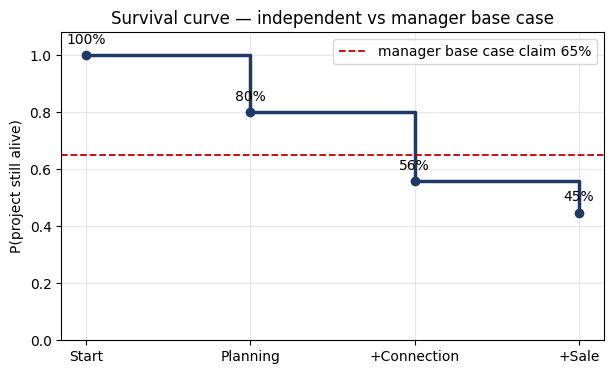
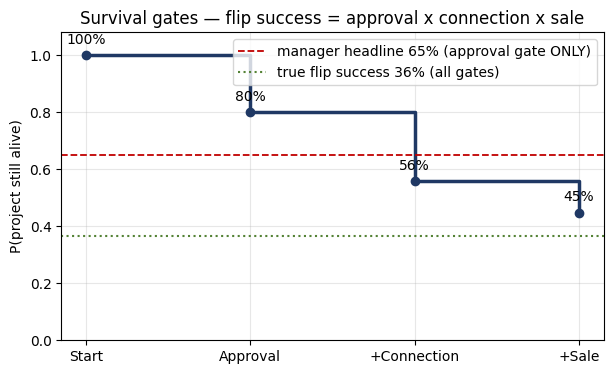
Code edit (unified diff) that turned the first committed figure into the second:
--- before
+++ after
@@ -1,13 +1,15 @@
 sc = ve.survival_curve(inp)
-stages = ['Start', 'Planning', '+Connection', '+Sale']
-surv = [1.0, sc['survival_after_planning'], sc['survival_after_connection'], sc['cumulative']]
+stages = ['Start', 'Approval', '+Connection', '+Sale']
+surv = [1.0, sc['after_approval'], sc['after_connection'], sc['flip_cumulative']]
 fig, ax = plt.subplots()
 ax.step(range(4), surv, where='post', color=NAVY, lw=2.5, marker='o')
 [ax.annotate(f'{v:.0%}', (i, v), textcoords='offset points', xytext=(0, 8), ha='center') for i, v in enumerate(surv)]
-ax.axhline(s['base_scenario_success'], color=RED, ls='--', lw=1.3,
-           label=f"manager base case claim {s['base_scenario_success']:.0%}")
+ax.axhline(s['da_base_manager'], color=RED, ls='--', lw=1.3,
+           label=f"manager headline {s['da_base_manager']:.0%} (approval gate ONLY)")
+ax.axhline(s['flip_base_manager'], color='#548235', ls=':', lw=1.5,
+           label=f"true flip success {s['flip_base_manager']:.0%} (all gates)")
 ax.set_xticks(range(4)); ax.set_xticklabels(stages); ax.set_ylim(0, 1.08)
-ax.set_ylabel('P(project still alive)'); ax.set_title('Survival curve — independent vs manager base case')
+ax.set_ylabel('P(project still alive)'); ax.set_title('Survival gates — flip success = approval x connection x sale')
 ax.legend(); ax.grid(alpha=.3); plt.show()
-print(f"Independent cumulative ~{sc['cumulative']:.0%} vs manager base case {s['base_scenario_success']:.0%}"
-      f"  -> optimism gap {s['optimism_gap']:+.0%}")
+print(f"Manager headline DA {s['da_base_manager']:.0%} is the APPROVAL gate only -> "
+      f"true flip success = {s['flip_base_manager']:.0%} (DA x connection x sale)")

Commit: Correct gate logic: 40/65/80% is the development-approval gate only